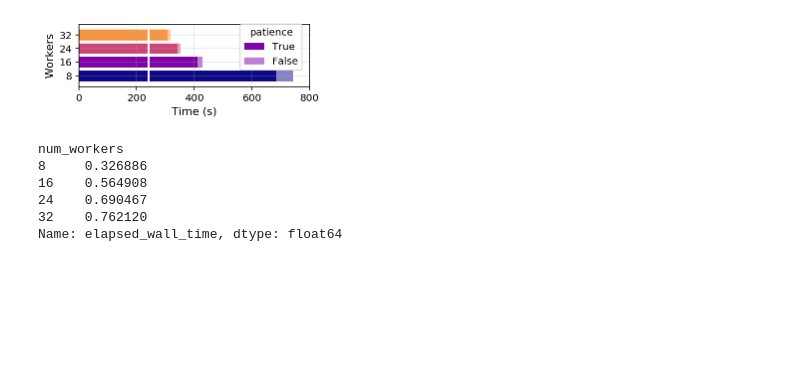
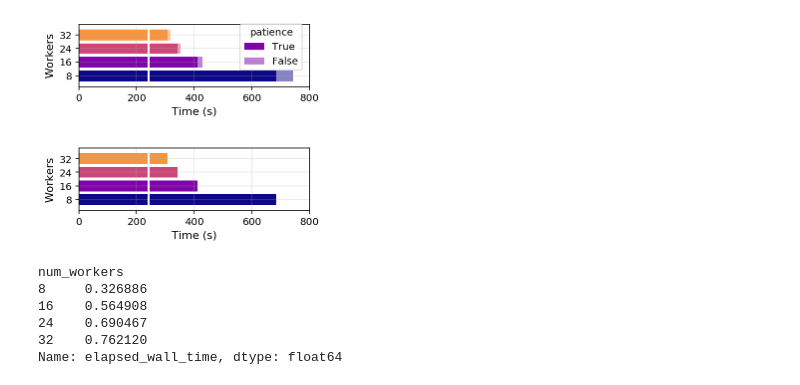
Before and after one commit to stsievert/dask-hyperband-comparison, a Jupyter notebook: image-denoising/Simulate-Viz.ipynb, the cells around one changed output. Cells and saved outputs as stored; diff of their text form; code cells hidden in the pictures; blank space fills up the shorter version.

```diff
--- a/image-denoising/Simulate-Viz.ipynb
+++ b/image-denoising/Simulate-Viz.ipynb
@@ -318,5 +319,41 @@ plt.savefig("figs/scaling-patience.pdf", bbox_inches="tight")
 # %% [output]
 [figure]
+# %%
+fig, ax = plt.subplots(figsize=(1.8 * w, 0.5 * w), nrows=1)
+for patience in [True]:
+    show = df[(df.random_state == 403) & (df.patience == patience)]
+    end = show.pivot_table(
+        index="num_workers",
+        values="cumulative_partial_fit_calls",
+        aggfunc="idxmax",
+    )
+    end = end.values.flat[:]
+    end_times = show.loc[end].groupby("num_workers")["elapsed_wall_time"].max()
+    if patience is False:
+        end_times_save = end_times.copy()
+
+    for k, (num_worker, end_time) in enumerate(zip(end_times.index, end_times)):
+        label = None
+        if num_worker == 16:
+            label = patience
+        alpha = 1 if patience else 0.5
+        _ = ax.barh(k, end_time, alpha=alpha, color=colors[num_worker], label=label)
+#     _ = ax.legend(title="patience", loc="upper right")
+    _ = ax.set_yticks([0, 1, 2, 3])
+    _ = ax.set_yticklabels([8, 16, 24, 32])
+
+ax.set_ylabel("Workers", fontdict=fontdict)
+ax.set_xlabel("Time (s)", fontdict=fontdict)
+ax.grid(alpha=0.3)
+ax.set_xlim(0, 800)
+line = np.ones(2) * 243
+ax.plot(line, ax.get_ylim(), "w-", linewidth=2)
+# ax.text(243, -1, "time")
+
+fig.savefig("figs/scaling-patience-true.pdf", bbox_inches="tight")
+fig.savefig("figs/scaling-patience-true.svg", bbox_inches="tight")
+# %% [output]
+[figure, added]
 # %%
 243 / end_times_save
 # %% [output]
```
Also changed, not shown: parts of 1 cell of this notebook, 12 other files.
